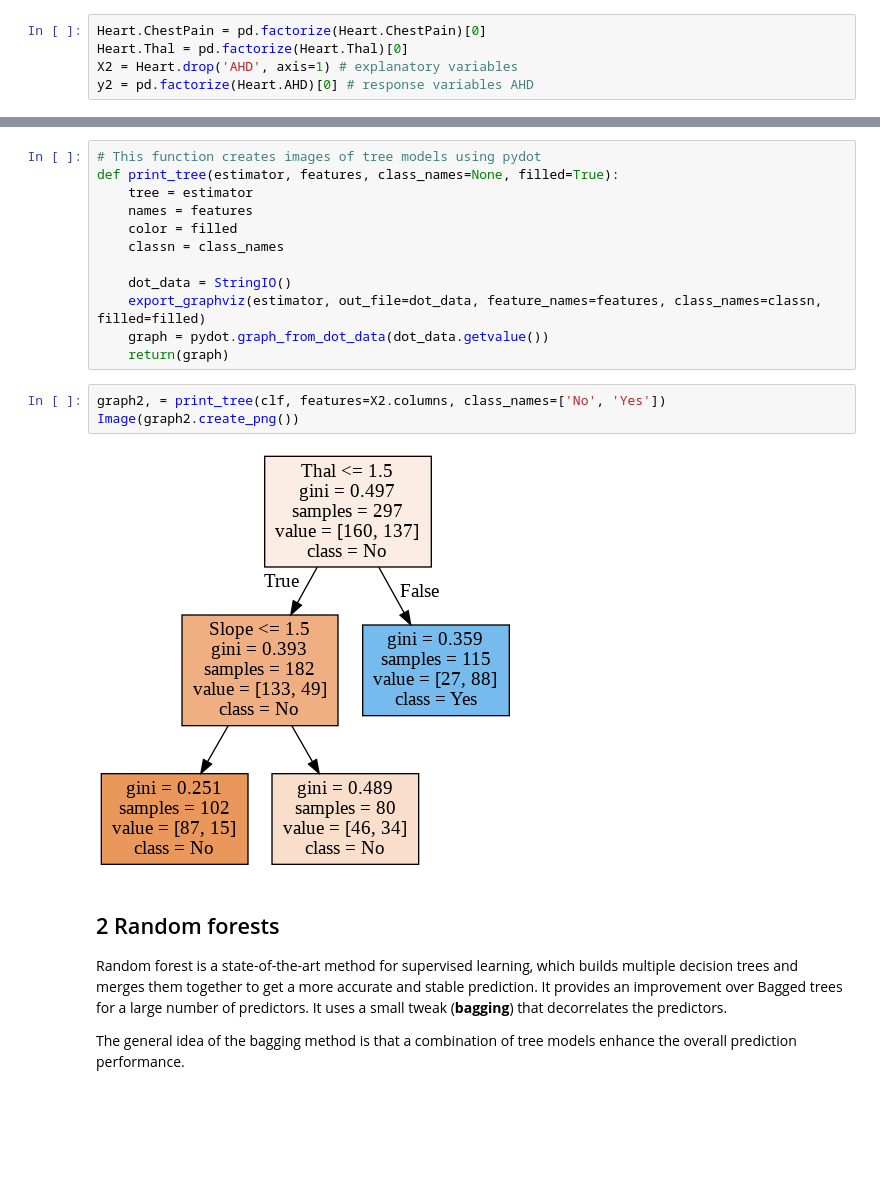
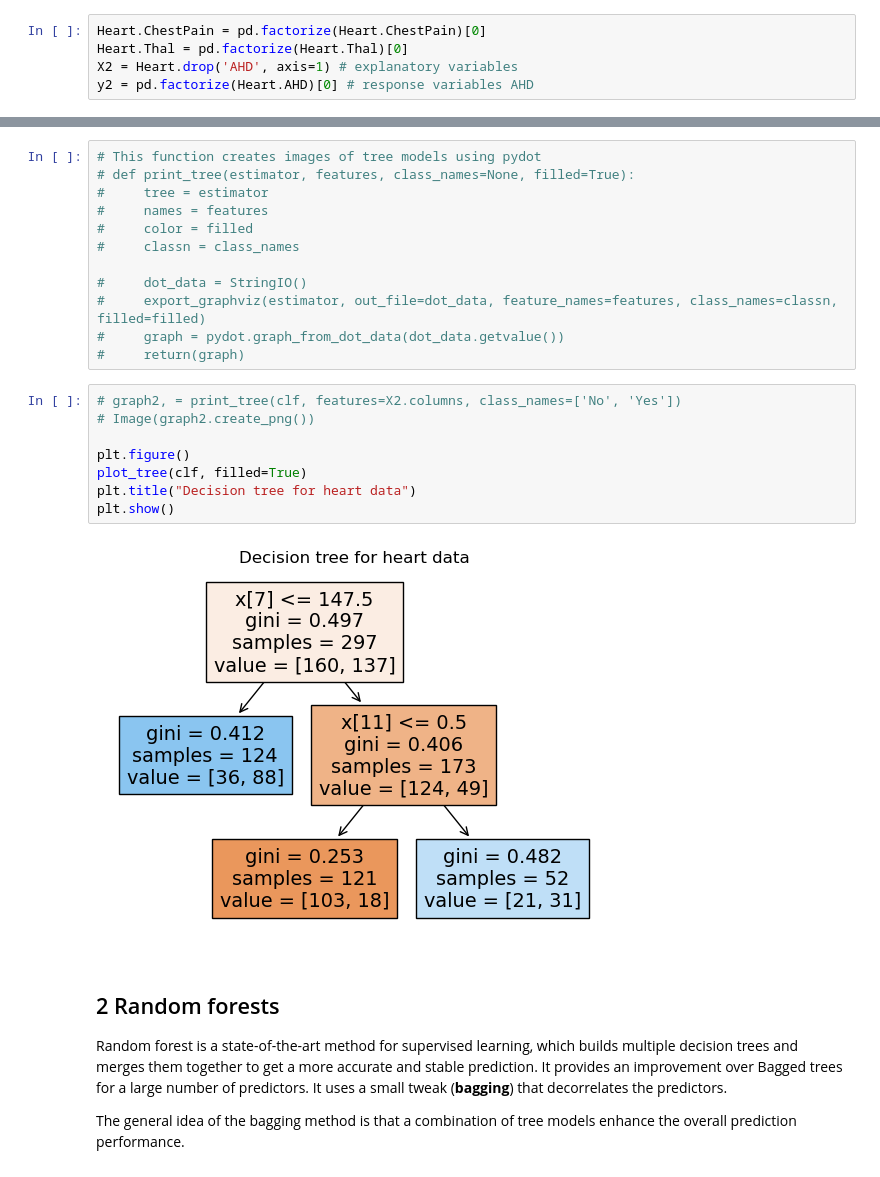
Before and after one commit to mdnsakib/ICPE-639, a Jupyter notebook: Mod2-4-ML-SL-InstanceModels.ipynb, the cells around one changed output, grey strips where cells are left out. Saved outputs shown, nothing was run; the diff lists cells and outputs as text; blank space fills up the shorter version.

Commit message:
Updated tree plot

```diff
--- a/Mod2-4-ML-SL-InstanceModels.ipynb
+++ b/Mod2-4-ML-SL-InstanceModels.ipynb
@@ -209,20 +208,25 @@ clf.score(X2,y2) #Return the mean accuracy on the given data and labels.
 # %%
 # This function creates images of tree models using pydot
-def print_tree(estimator, features, class_names=None, filled=True):
-    tree = estimator
-    names = features
-    color = filled
-    classn = class_names
+# def print_tree(estimator, features, class_names=None, filled=True):
+#     tree = estimator
+#     names = features
+#     color = filled
+#     classn = class_names
 
-    dot_data = StringIO()
-    export_graphviz(estimator, out_file=dot_data, feature_names=features, class_names=classn, filled=filled)
-    graph = pydot.graph_from_dot_data(dot_data.getvalue())
-    return(graph)
+#     dot_data = StringIO()
+#     export_graphviz(estimator, out_file=dot_data, feature_names=features, class_names=classn, filled=filled)
+#     graph = pydot.graph_from_dot_data(dot_data.getvalue())
+#     return(graph)
 # %%
-graph2, = print_tree(clf, features=X2.columns, class_names=['No', 'Yes'])
-Image(graph2.create_png())
+# graph2, = print_tree(clf, features=X2.columns, class_names=['No', 'Yes'])
+# Image(graph2.create_png())
+
+plt.figure()
+plot_tree(clf, filled=True)
+plt.title("Decision tree for heart data")
+plt.show()
 # %% [output]
-[figure, old version]
+[figure, new version]
 # %% [markdown]
 ## 2 Random forests
 
```
Also changed, not shown: parts of 8 cells of this notebook.
